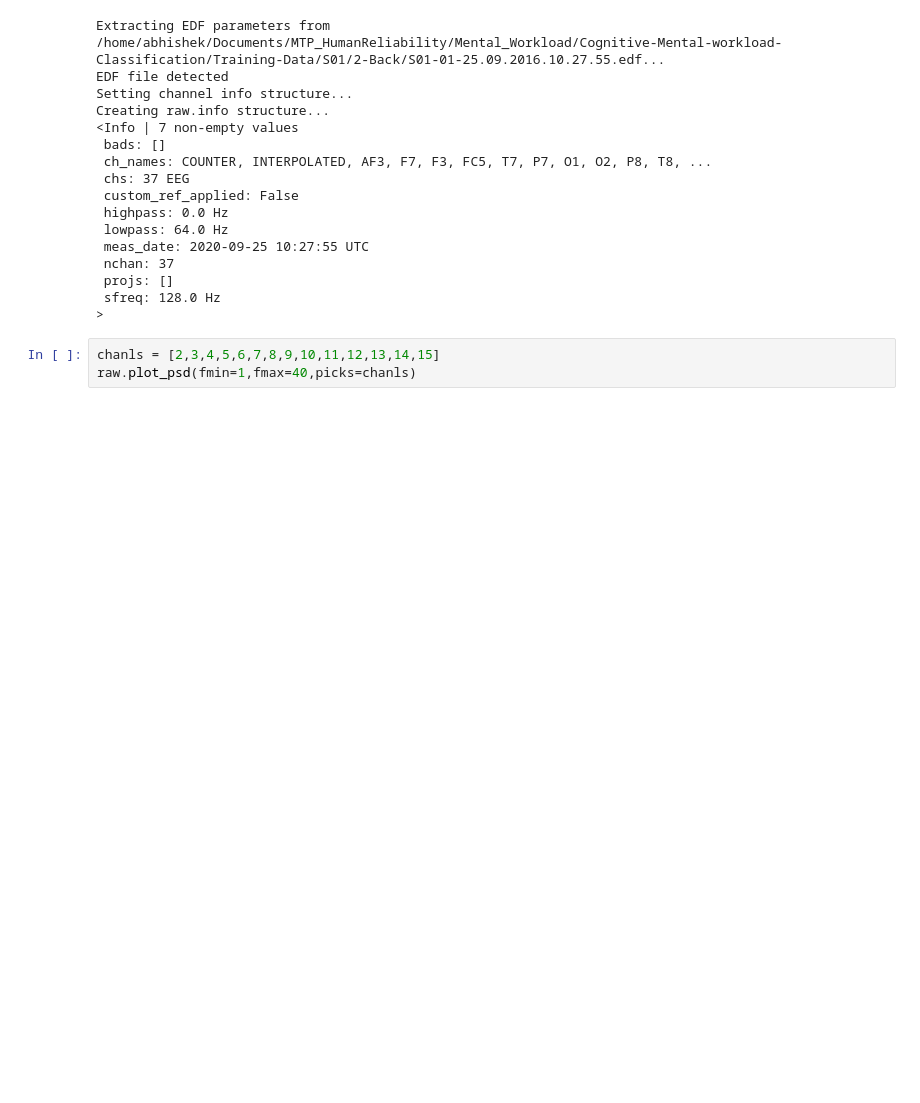
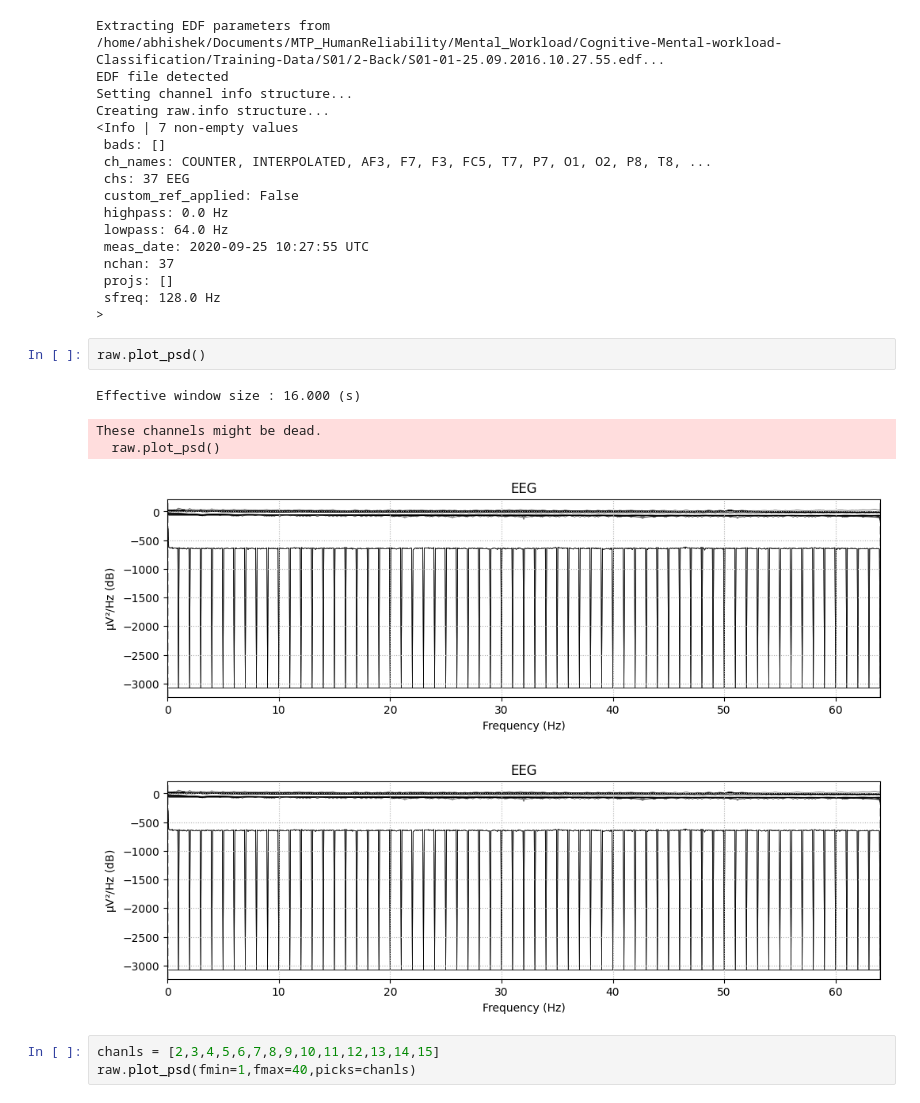
Before and after one commit to abhishek-topwal/MTP_HumanReliability, a Jupyter notebook: Mental_Workload/Cognitive-Mental-workload-Classification/FeatureExtraction.ipynb, the cells around one changed output. Drawn from its saved outputs; the diff is of its cells as text; blank space fills up the shorter version.

```diff
--- a/Mental_Workload/Cognitive-Mental-workload-Classification/FeatureExtraction.ipynb
+++ b/Mental_Workload/Cognitive-Mental-workload-Classification/FeatureExtraction.ipynb
@@ -508,6 +508,14 @@ Creating raw.info structure...
  projs: []
  sfreq: 128.0 Hz
 >
+# %%
+raw.plot_psd()
+# %% [output]
+Effective window size : 16.000 (s)
+These channels might be dead.
+  raw.plot_psd()
+[figure, added]
+[figure, added]
 # %%
 chanls = [2,3,4,5,6,7,8,9,10,11,12,13,14,15]
 raw.plot_psd(fmin=1,fmax=40,picks=chanls)
```
Also changed, not shown: parts of 5 cells of this notebook, 12 other files.
